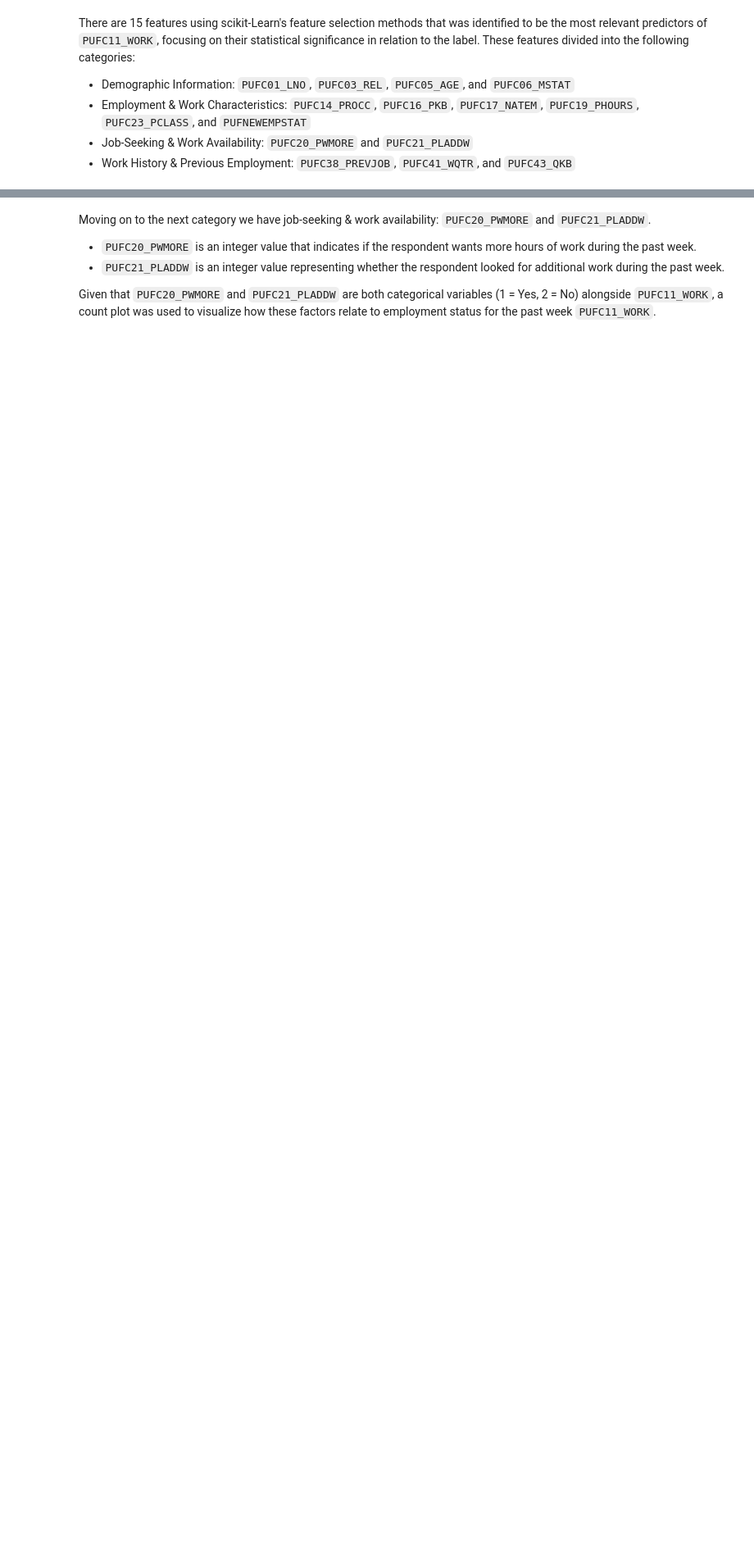
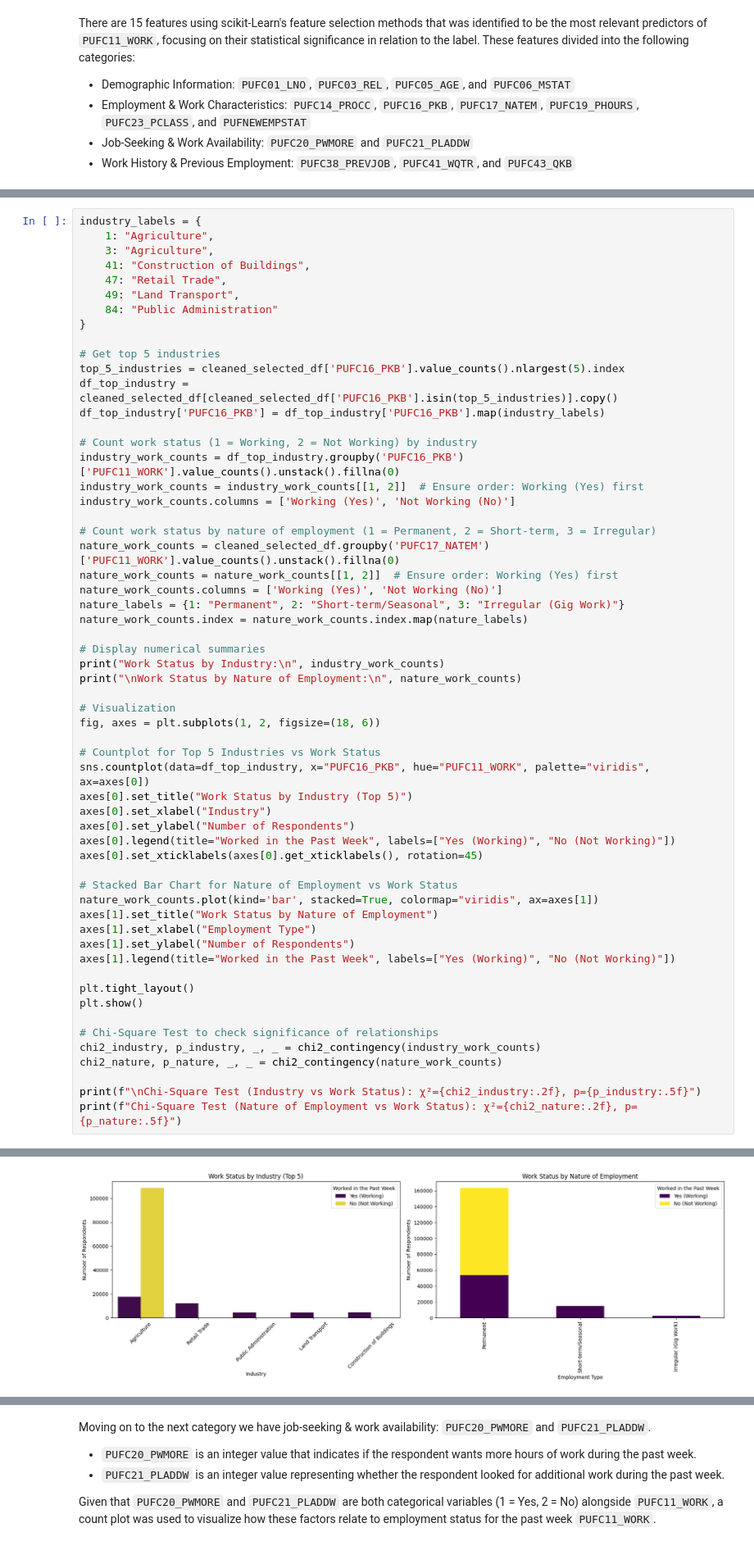
Before and after one commit to MatthewHeinz/STINTSY_MCO1, a Jupyter notebook: MCO1.ipynb, the cells around one changed output, grey strips where cells are left out. Shown at 82% size. Drawn from its saved outputs; the diff is of its cells as text; blank space fills up the shorter version.

```diff
--- a/MCO1.ipynb
+++ b/MCO1.ipynb
@@ -438,0 +520,59 @@ Next, let us dive in to the employment & work characteristics category: `PUFC14_
+# %%
+industry_labels = {
+    1: "Agriculture",
+    3: "Agriculture",
+    41: "Construction of Buildings",
+    47: "Retail Trade",
+    49: "Land Transport",
+    84: "Public Administration"
+}
+
+# Get top 5 industries
+top_5_industries = cleaned_selected_df['PUFC16_PKB'].value_counts().nlargest(5).index
+df_top_industry = cleaned_selected_df[cleaned_selected_df['PUFC16_PKB'].isin(top_5_industries)].copy()
+df_top_industry['PUFC16_PKB'] = df_top_industry['PUFC16_PKB'].map(industry_labels)
+
+# Count work status (1 = Working, 2 = Not Working) by industry
+industry_work_counts = df_top_industry.groupby('PUFC16_PKB')['PUFC11_WORK'].value_counts().unstack().fillna(0)
+industry_work_counts = industry_work_counts[[1, 2]]  # Ensure order: Working (Yes) first
+industry_work_counts.columns = ['Working (Yes)', 'Not Working (No)']
+
+# Count work status by nature of employment (1 = Permanent, 2 = Short-term, 3 = Irregular)
+nature_work_counts = cleaned_selected_df.groupby('PUFC17_NATEM')['PUFC11_WORK'].value_counts().unstack().fillna(0)
+nature_work_counts = nature_work_counts[[1, 2]]  # Ensure order: Working (Yes) first
+nature_work_counts.columns = ['Working (Yes)', 'Not Working (No)']
+nature_labels = {1: "Permanent", 2: "Short-term/Seasonal", 3: "Irregular (Gig Work)"}
+nature_work_counts.index = nature_work_counts.index.map(nature_labels)
+
+# Display numerical summaries
+print("Work Status by Industry:\n", industry_work_counts)
+print("\nWork Status by Nature of Employment:\n", nature_work_counts)
+
+# Visualization
+fig, axes = plt.subplots(1, 2, figsize=(18, 6))
+
+# Countplot for Top 5 Industries vs Work Status
+sns.countplot(data=df_top_industry, x="PUFC16_PKB", hue="PUFC11_WORK", palette="viridis", ax=axes[0])
+axes[0].set_title("Work Status by Industry (Top 5)")
+axes[0].set_xlabel("Industry")
+axes[0].set_ylabel("Number of Respondents")
+axes[0].legend(title="Worked in the Past Week", labels=["Yes (Working)", "No (Not Working)"])
+axes[0].set_xticklabels(axes[0].get_xticklabels(), rotation=45)
+
+# Stacked Bar Chart for Nature of Employment vs Work Status
+nature_work_counts.plot(kind='bar', stacked=True, colormap="viridis", ax=axes[1])
+axes[1].set_title("Work Status by Nature of Employment")
+axes[1].set_xlabel("Employment Type")
+axes[1].set_ylabel("Number of Respondents")
+axes[1].legend(title="Worked in the Past Week", labels=["Yes (Working)", "No (Not Working)"])
+
+plt.tight_layout()
+plt.show()
+
+# Chi-Square Test to check significance of relationships
+chi2_industry, p_industry, _, _ = chi2_contingency(industry_work_counts)
+chi2_nature, p_nature, _, _ = chi2_contingency(nature_work_counts)
+
+print(f"\nChi-Square Test (Industry vs Work Status): χ²={chi2_industry:.2f}, p={p_industry:.5f}")
+print(f"Chi-Square Test (Nature of Employment vs Work Status): χ²={chi2_nature:.2f}, p={p_nature:.5f}")
+# %% [output]
@@ -438,0 +594 @@ Next, let us dive in to the employment & work characteristics category: `PUFC14_
+[figure, added]
```
Also changed, not shown: parts of 19 cells of this notebook.
